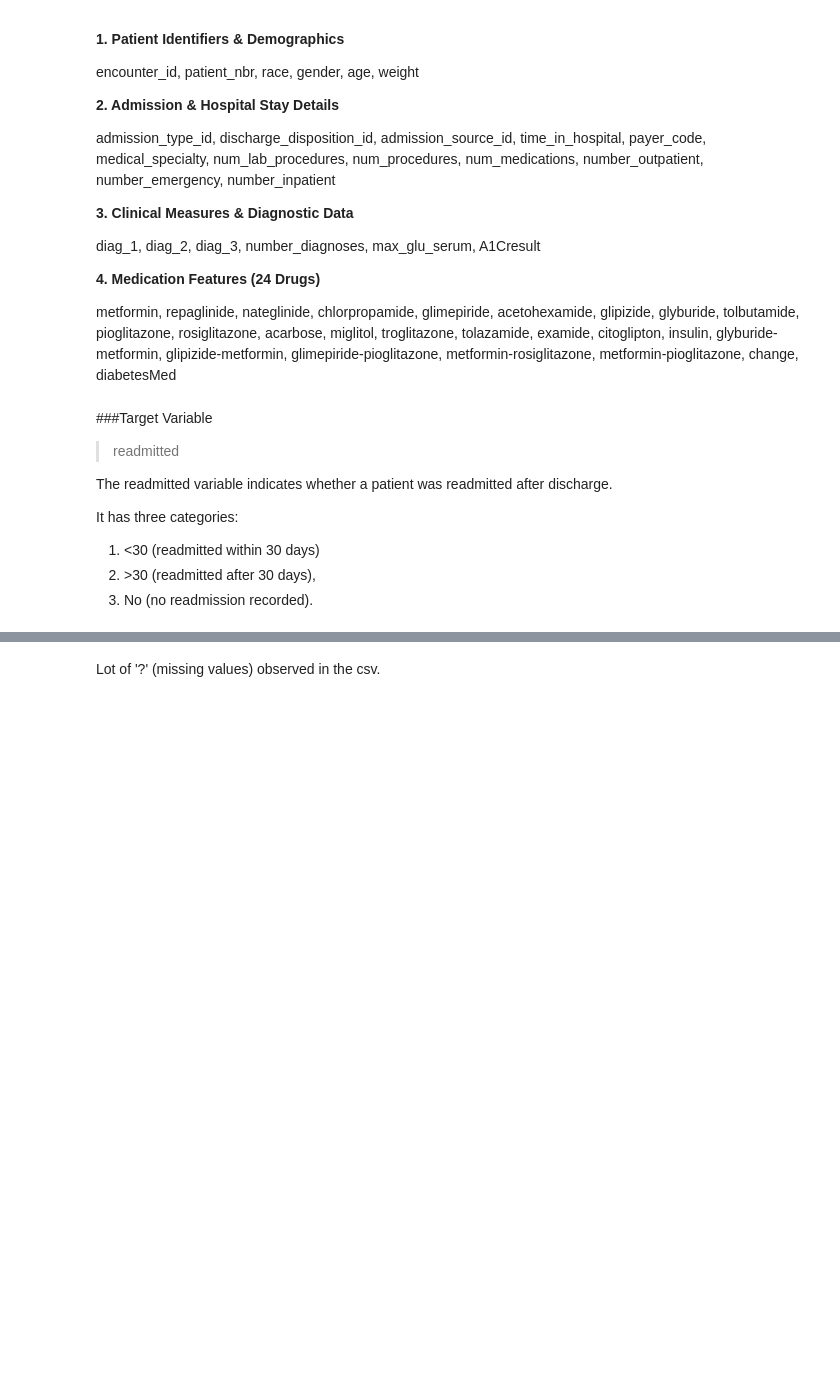
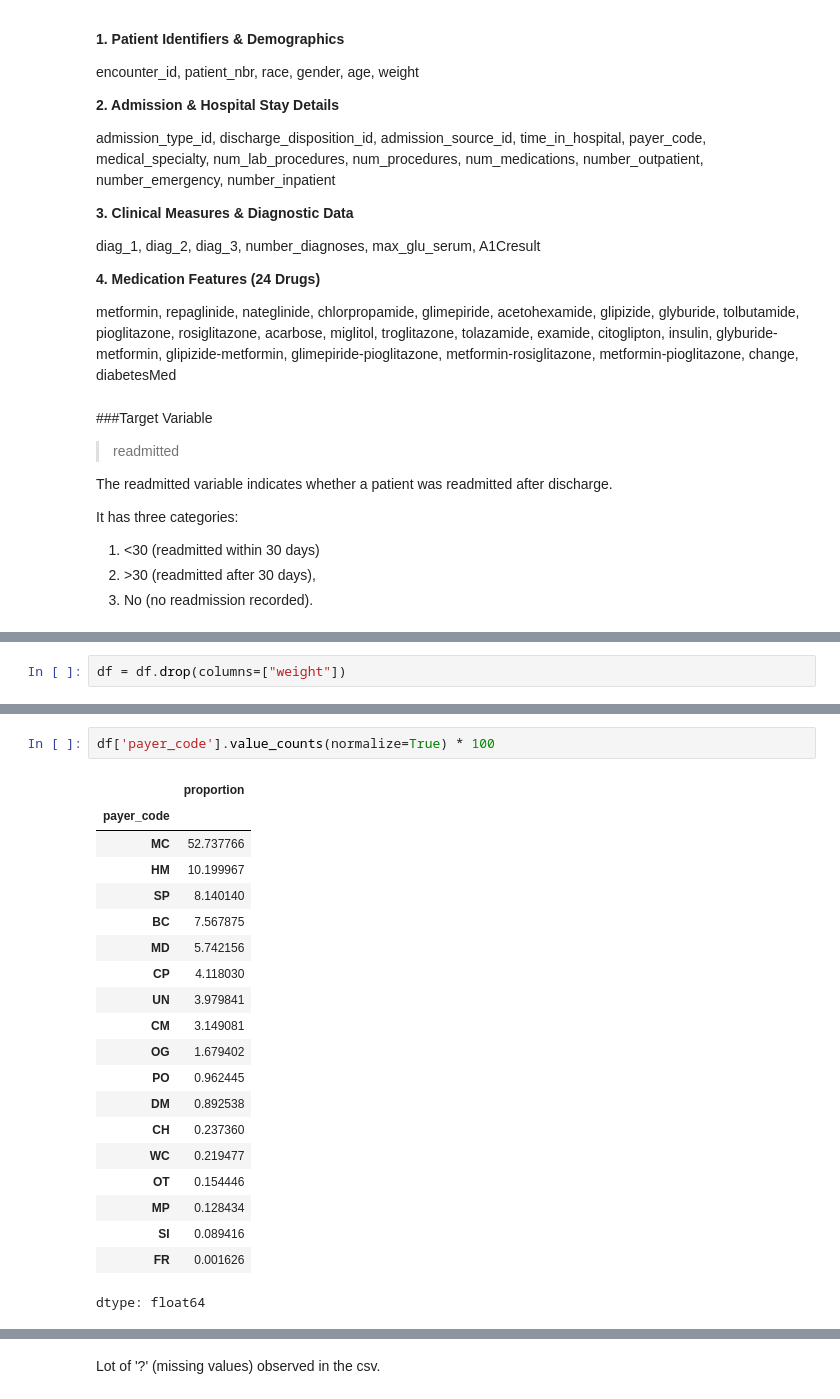
Before and after one commit to Kavithma-Dharmathilake/BIS_Assignment_Data_Analytics_Process_and_Interpretation, a Jupyter notebook: Notebook_file.ipynb, the cells around one changed output, grey strips where cells are left out. Drawn from its saved outputs; the diff is of its cells as text; blank space fills up the shorter version.

```diff
--- a/Notebook_file.ipynb
+++ b/Notebook_file.ipynb
@@ -193,0 +292,2 @@ Requirement already satisfied: six>=1.5 in /usr/local/lib/python3.12/dist-packag
+# %%
+df = df.drop(columns=["weight"])
@@ -193,0 +381,23 @@ Requirement already satisfied: six>=1.5 in /usr/local/lib/python3.12/dist-packag
+# %%
+df['payer_code'].value_counts(normalize=True) * 100
+# %% [output]
+|  | proportion |
+| payer_code |  |
+| MC | 52.737766 |
+| HM | 10.199967 |
+| SP | 8.140140 |
+| BC | 7.567875 |
+| MD | 5.742156 |
+| CP | 4.118030 |
+| UN | 3.979841 |
+| CM | 3.149081 |
+| OG | 1.679402 |
+| PO | 0.962445 |
+| DM | 0.892538 |
+| CH | 0.237360 |
+| WC | 0.219477 |
+| OT | 0.154446 |
+| MP | 0.128434 |
+| SI | 0.089416 |
+| FR | 0.001626 |
+dtype: float64
```
Also changed, not shown: parts of 40 cells of this notebook.
